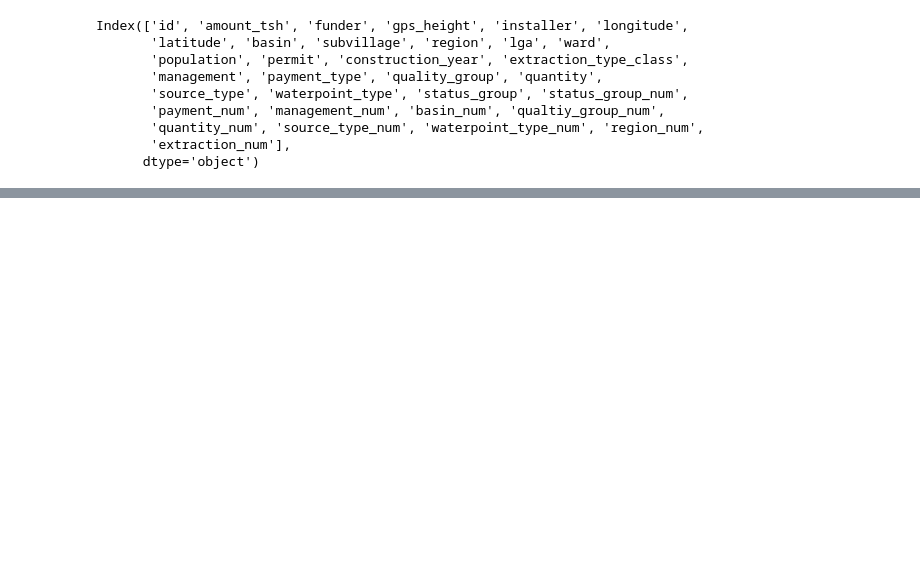
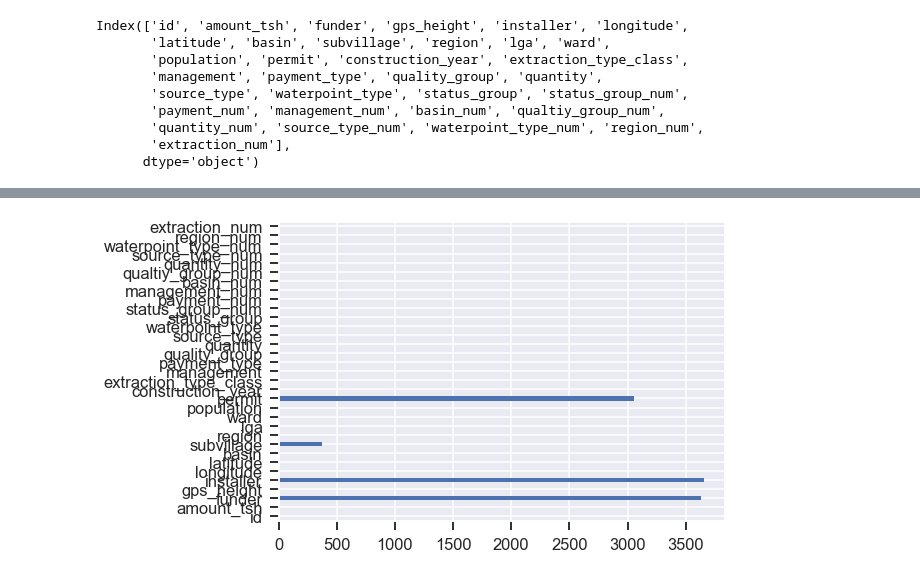
Before and after one commit to tvrjuana/tanzania-water-wells, a Jupyter notebook: eda_mackoy.ipynb, the cells around one changed output, grey strips where cells are left out. Cells and saved outputs as stored; diff of their text form; code cells hidden in the pictures; blank space fills up the shorter version.

```diff
--- a/eda_mackoy.ipynb
+++ b/eda_mackoy.ipynb
@@ -327,0 +836,5 @@ df3 = df2[['status_group_num', 'construction_year', 'qualtiy_group_num']]
+# %%
+# EDA showing null values in our data set
+df2.isnull().sum().plot(kind = 'barh');
+# %% [output]
+[figure, added]
```
Also changed, not shown: parts of 55 cells of this notebook, 2 other files.
